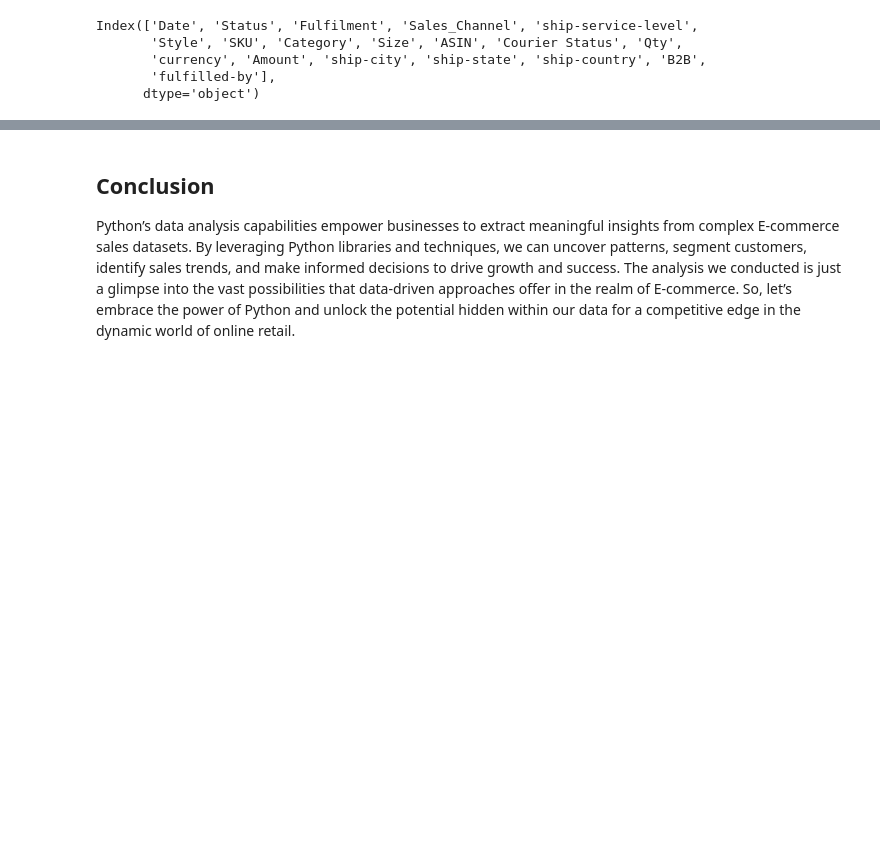
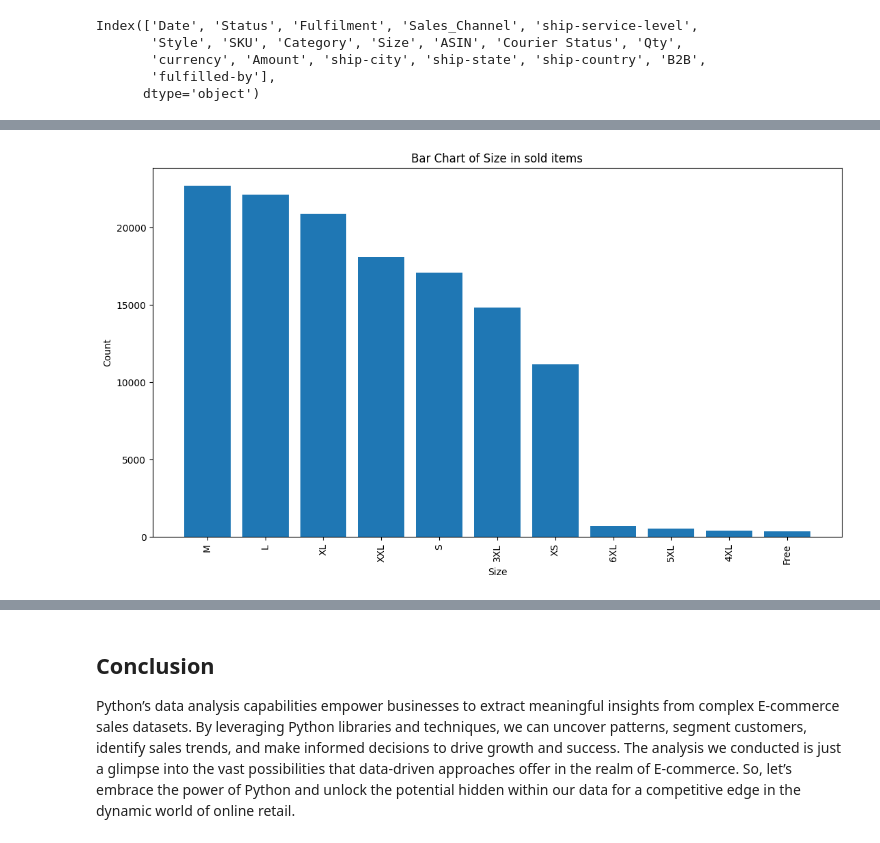
Before and after one commit to arunp77/Data-analysis-projects, a Jupyter notebook: E-commerce/ecommerce-data-analysis.ipynb, the cells around one changed output, grey strips where cells are left out. Saved outputs shown, nothing was run; the diff lists cells and outputs as text; code cells hidden in the pictures; blank space fills up the shorter version.

```diff
--- a/E-commerce/ecommerce-data-analysis.ipynb
+++ b/E-commerce/ecommerce-data-analysis.ipynb
@@ -606,0 +641,16 @@ plt.show()
+# %%
+# Bar Chart of 'Size' in df_amzcopy:
+
+size_counts = df_amzcopy['Size'].value_counts()
+
+# Set the figure size
+plt.figure(figsize=(13, 7))
+
+plt.bar(size_counts.index, size_counts.values)
+plt.xlabel('Size')
+plt.ylabel('Count')
+plt.title('Bar Chart of Size in sold items')
+plt.xticks(rotation=90)
+plt.show()
+# %% [output]
+[figure, added]
```
Also changed, not shown: parts of 6 cells of this notebook.
